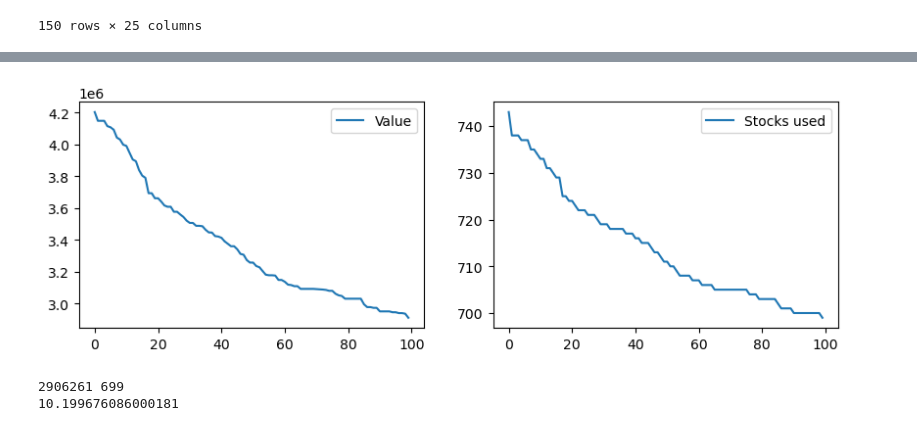
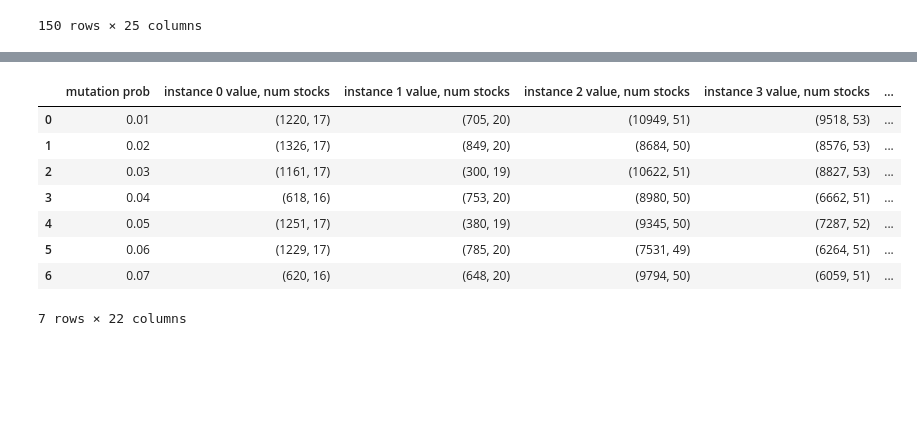
Before and after one commit to MilenkovicMaja/csp_optimization, a Jupyter notebook: csp.ipynb, the cells around one changed output, grey strips where cells are left out. Saved outputs shown, nothing was run; the diff lists cells and outputs as text; code cells hidden in the pictures; blank space fills up the shorter version.

Commit message:
Test mutation prob values

```diff
--- a/csp.ipynb
+++ b/csp.ipynb
@@ -949,7 +949,7 @@ def test_all_instances(combination_num,
                                          ELITISM_SIZE = ELITISM_SIZE
                                         )
 
-        results_df.loc[combination_num, ['elitism size', 'mc option', 'mutation prob', 'crossover prob']] = [ELITISM_SIZE, MC_OPTION, MUTATION_PROB, CROSSOVER_PROB]
+        results_df.loc[combination_num, 'mutation prob'] = MUTATION_PROB
         results_df.loc[combination_num, f'instance {i} value, num stocks'] = (value, num_stocks)
 # %%
 TOURNAMENT_SIZE = 6
@@ -967,7 +967,7 @@ crossover_ub = 0.95
 
 num_combinations = 150
 
-for i in range(num_combinations):
+for i in range(150):
     print(f'Combination {i+1}/{num_combinations}')
 
 #     POPULATION_SIZE = random.choice([50, 100, 300, 600, 800])
@@ -1061,26 +1015,29 @@ print(end - start)
-# %%
-orders = read_instance('test_instances/test_instance_20.csp')
-SELECTION_PRESSURE = 1.5     # [1.0, 2.0]
-
-
-start = perf_counter()
-solution, value, num_stocks = ga(orders,
-                                 selection=tournament_selection,
-                                 crossover=precedence_preservative_crossover,
-                                 mutation=mutation_insert,
-                                 plot=True,
-                                 POPULATION_SIZE = 100,
-                                 MC_OPTION = 'DHM/ILC',
-                                 CROSSOVER_PROB = 1.0,
-                                 MUTATION_PROB = 0.1,
-                                 NUM_ITERS = 100,
-                                 ELITISM_SIZE = 20
-                                )
-end = perf_counter()
-
-print(value, num_stocks)
-print(end - start)
-# %% [output]
-[figure, removed]
-2906261 699
-10.199676086000181
+# %%
+MUTATION_PROBS = [0.03, 0.04, 0.05, 0.06, 0.07, 0.075, 0.08]
+param_columns = ['mutation prob']
+instance_columns = [f'instance {i} value, num stocks' for i in range(21)]
+columns = param_columns + instance_columns
+
+mutation_prob_df = pd.DataFrame(columns=columns)
+
+for i, MUTATION_PROB in enumerate(MUTATION_PROBS):
+    test_all_instances(combination_num=i,
+                       results_df=mutation_prob_df,
+                       POPULATION_SIZE=100,
+                       ELITISM_SIZE=8,
+                       MC_OPTION='FIXED',
+                       MUTATION_PROB=MUTATION_PROB,
+                       CROSSOVER_PROB=0.8,
+                       NUM_ITERS=100)
+# %%
+mutation_prob_df
+# %% [output]
+|  | mutation prob | instance 0 value, num stocks | instance 1 value, num stocks | instance 2 value, num stocks | instance 3 value, num stocks | ... |
+| 0 | 0.01 | (1220, 17) | (705, 20) | (10949, 51) | (9518, 53) | ... |
+| 1 | 0.02 | (1326, 17) | (849, 20) | (8684, 50) | (8576, 53) | ... |
+| 2 | 0.03 | (1161, 17) | (300, 19) | (10622, 51) | (8827, 53) | ... |
+| 3 | 0.04 | (618, 16) | (753, 20) | (8980, 50) | (6662, 51) | ... |
+| 4 | 0.05 | (1251, 17) | (380, 19) | (9345, 50) | (7287, 52) | ... |
+| 5 | 0.06 | (1229, 17) | (785, 20) | (7531, 49) | (6264, 51) | ... |
+| 6 | 0.07 | (620, 16) | (648, 20) | (9794, 50) | (6059, 51) | ... |
+7 rows × 22 columns
```
Also changed, not shown: parts of 6 cells of this notebook, 2 other files.
